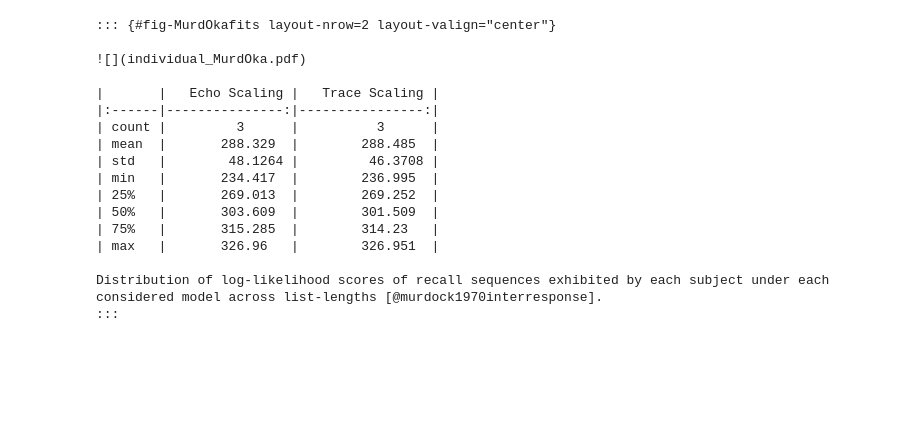
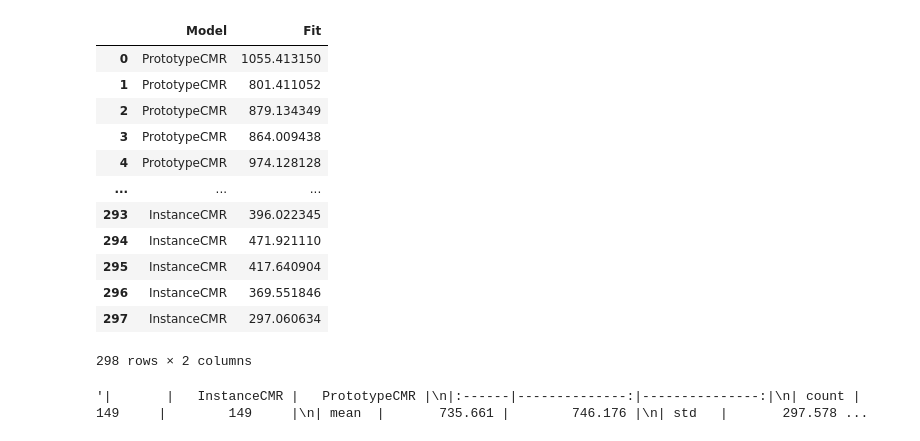
Before and after one commit to githubpsyche/compmemlearn, a Jupyter notebook: report_templates/Subjectwise_Model_Evaluation.ipynb, the cells around one changed output. Drawn from its saved outputs; the diff is of its cells as text; code cells hidden in the pictures; blank space fills up the shorter version.

```diff
--- a/report_templates/Subjectwise_Model_Evaluation.ipynb
+++ b/report_templates/Subjectwise_Model_Evaluation.ipynb
@@ -220,36 +237,30 @@ plt.savefig('individual_{}.pdf'.format(section_tag), bbox_inches="tight")
 # %%
 #| code-summary: display markdown rendering of summary table
 #| echo: false
 #| input: false
 #| output: asis
 
 individual_df = pd.read_csv('individual_{}.csv'.format(section_tag))
-summary_table = pd.DataFrame(group.describe().rename(columns={'Fit':name}).squeeze()
-            for name, group in individual_df.groupby('Model')).T.to_markdown()
-
-print("""::: {{#fig-{section_tag}fits layout-nrow=2 layout-valign="center"}}
-
-![](individual_{section_tag}.pdf)
-
-{summary_table}
-
-{individual_fits_caption}
-:::""".format(section_tag=section_tag, summary_table=summary_table, individual_fits_caption=figure_caption))
+individual_df.drop(columns=['Unnamed: 0'], inplace=True)
+individual_df
 # %% [output]
+|  | Model | Fit |
+| 0 | PrototypeCMR | 1055.413150 |
+| 1 | PrototypeCMR | 801.411052 |
+| 2 | PrototypeCMR | 879.134349 |
+| 3 | PrototypeCMR | 864.009438 |
+| 4 | PrototypeCMR | 974.128128 |
+| ... | ... | ... |
+| 293 | InstanceCMR | 396.022345 |
+| 294 | InstanceCMR | 471.921110 |
+| 295 | InstanceCMR | 417.640904 |
+| 296 | InstanceCMR | 369.551846 |
+| 297 | InstanceCMR | 297.060634 |
-::: {#fig-MurdOkafits layout-nrow=2 layout-valign="center"}
-
-![](individual_MurdOka.pdf)
-
-|       |   Echo Scaling |   Trace Scaling |
-|:------|---------------:|----------------:|
-| count |         3      |          3      |
-| mean  |       288.329  |        288.485  |
-| std   |        48.1264 |         46.3708 |
-| min   |       234.417  |        236.995  |
-| 25%   |       269.013  |        269.252  |
-| 50%   |       303.609  |        301.509  |
-| 75%   |       315.285  |        314.23   |
-| max   |       326.96   |        326.951  |
-
-Distribution of log-likelihood scores of recall sequences exhibited by each subject under each considered model across list-lengths [@murdock1970interresponse].
-:::
+298 rows × 2 columns
+# %%
+summary_table = pd.DataFrame(group.describe().rename(columns={'Fit':name}).squeeze()
+            for name, group in individual_df.groupby('Model')).T.to_markdown()
+
+summary_table
+# %% [output]
+'|       |   InstanceCMR |   PrototypeCMR |\n|:------|--------------:|---------------:|\n| count |       149     |        149     |\n| mean  |       735.661 |        746.176 |\n| std   |       297.578 ...
```
Also changed, not shown: parts of 8 cells of this notebook, 19 other files.
